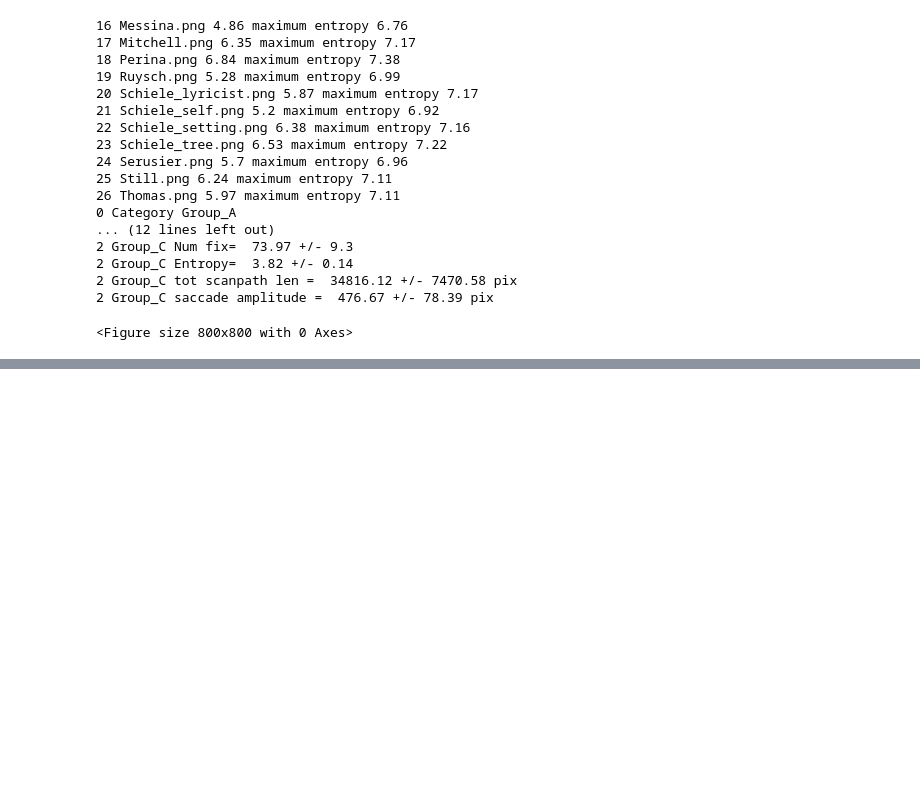
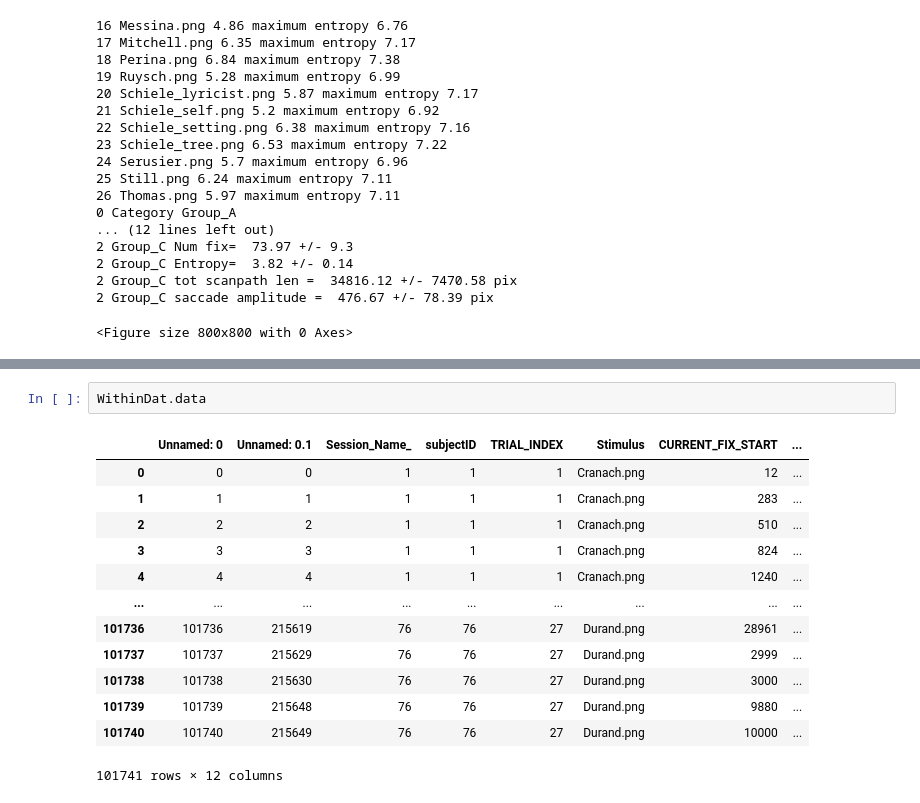
Before and after one commit to jozsarato/PyEyeSim, a Jupyter notebook: Notebooks/PyEyeSimDemo.ipynb, the cells around one changed output, grey strips where cells are left out. Drawn from its saved outputs; the diff is of its cells as text; blank space fills up the shorter version.

```diff
--- a/Notebooks/PyEyeSimDemo.ipynb
+++ b/Notebooks/PyEyeSimDemo.ipynb
@@ -758,0 +769,16 @@ WithinDat.RunDiffDivs(2,5)
+# %%
+WithinDat.data
+# %% [output]
+|  | Unnamed: 0 | Unnamed: 0.1 | Session_Name_ | subjectID | TRIAL_INDEX | Stimulus | CURRENT_FIX_START | ... |
+| 0 | 0 | 0 | 1 | 1 | 1 | Cranach.png | 12 | ... |
+| 1 | 1 | 1 | 1 | 1 | 1 | Cranach.png | 283 | ... |
+| 2 | 2 | 2 | 1 | 1 | 1 | Cranach.png | 510 | ... |
+| 3 | 3 | 3 | 1 | 1 | 1 | Cranach.png | 824 | ... |
+| 4 | 4 | 4 | 1 | 1 | 1 | Cranach.png | 1240 | ... |
+| ... | ... | ... | ... | ... | ... | ... | ... | ... |
+| 101736 | 101736 | 215619 | 76 | 76 | 27 | Durand.png | 28961 | ... |
+| 101737 | 101737 | 215629 | 76 | 76 | 27 | Durand.png | 2999 | ... |
+| 101738 | 101738 | 215630 | 76 | 76 | 27 | Durand.png | 3000 | ... |
+| 101739 | 101739 | 215648 | 76 | 76 | 27 | Durand.png | 9880 | ... |
+| 101740 | 101740 | 215649 | 76 | 76 | 27 | Durand.png | 10000 | ... |
+101741 rows × 12 columns
```
Also changed, not shown: parts of 13 cells of this notebook, 1 other file.
